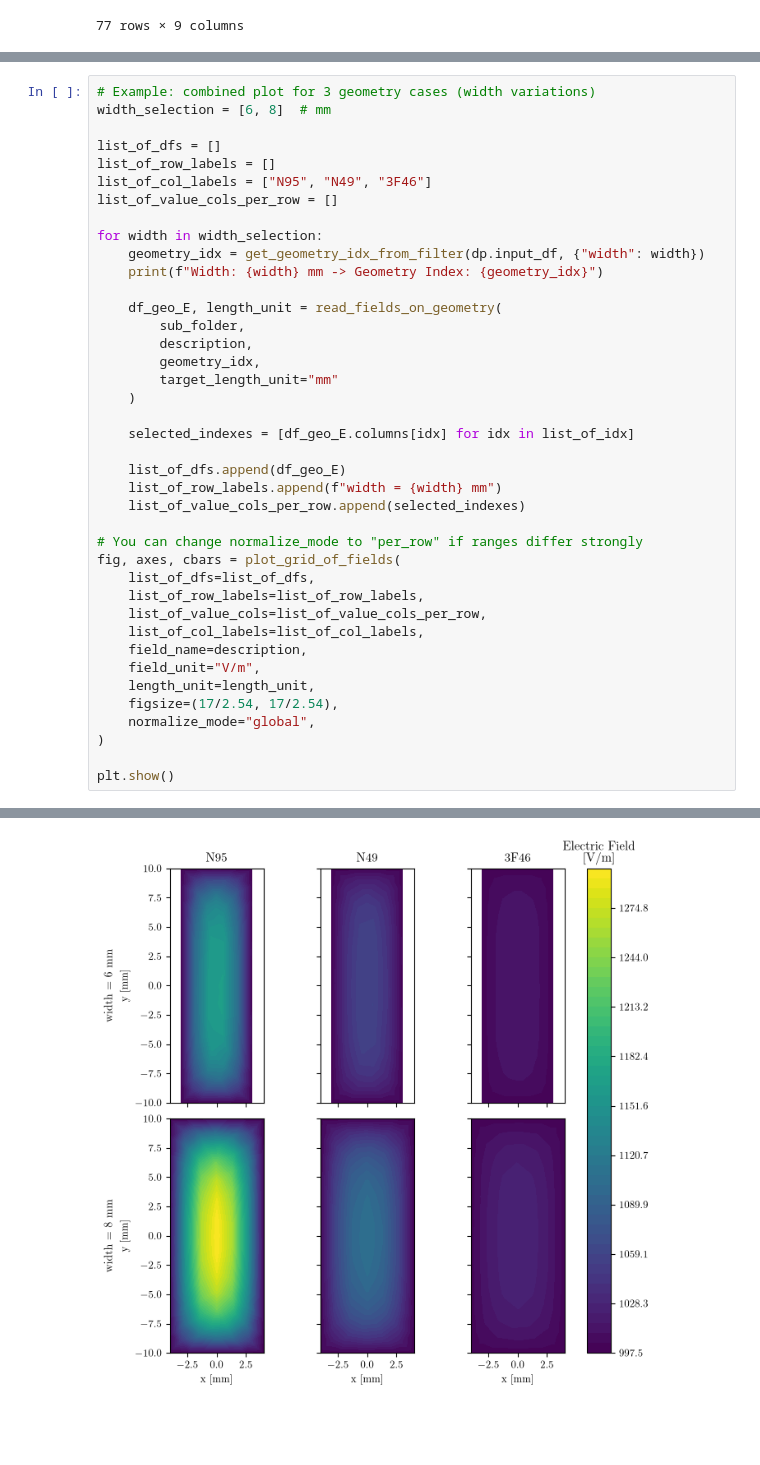
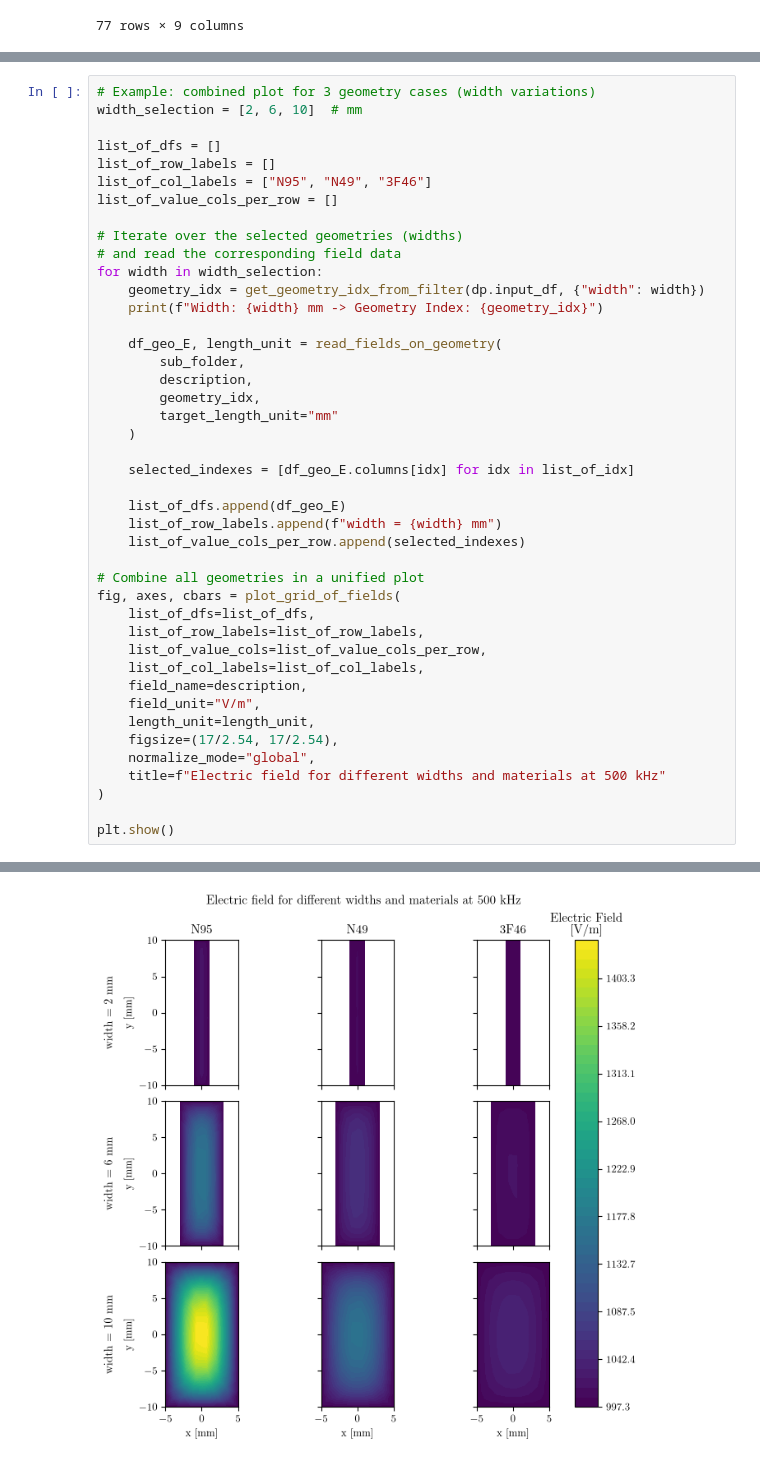
Before and after one commit to upb-lea/MPhSweepKit, a Jupyter notebook: examples/studies/ferrite_plate_capacitor/3_plots.ipynb, the cells around one changed output, grey strips where cells are left out. Cells and saved outputs as stored; diff of their text form; blank space fills up the shorter version.

Commit message:
add title to the combined plot of different widths and materials

```diff
--- a/examples/studies/ferrite_plate_capacitor/3_plots.ipynb
+++ b/examples/studies/ferrite_plate_capacitor/3_plots.ipynb
@@ -209,12 +191,14 @@ dp.input_df
 # %%
 # Example: combined plot for 3 geometry cases (width variations)
-width_selection = [6, 8]  # mm
+width_selection = [2, 6, 10]  # mm
 
 list_of_dfs = []
 list_of_row_labels = []
 list_of_col_labels = ["N95", "N49", "3F46"]
 list_of_value_cols_per_row = []
 
+# Iterate over the selected geometries (widths)
+# and read the corresponding field data
 for width in width_selection:
     geometry_idx = get_geometry_idx_from_filter(dp.input_df, {"width": width})
     print(f"Width: {width} mm -> Geometry Index: {geometry_idx}")
@@ -232,7 +216,7 @@ for width in width_selection:
     list_of_row_labels.append(f"width = {width} mm")
     list_of_value_cols_per_row.append(selected_indexes)
 
-# You can change normalize_mode to "per_row" if ranges differ strongly
+# Combine all geometries in a unified plot
 fig, axes, cbars = plot_grid_of_fields(
     list_of_dfs=list_of_dfs,
     list_of_row_labels=list_of_row_labels,
@@ -243,6 +227,7 @@ fig, axes, cbars = plot_grid_of_fields(
     length_unit=length_unit,
     figsize=(17/2.54, 17/2.54),
     normalize_mode="global",
+    title=f"Electric field for different widths and materials at 500 kHz"
 )
 
 plt.show()
@@ -252 +238 @@ Width: 8 mm -> Geometry Index: 3
-[figure, old version]
+[figure, new version]
```
Also changed, not shown: parts of 2 cells of this notebook, 1 other file.
